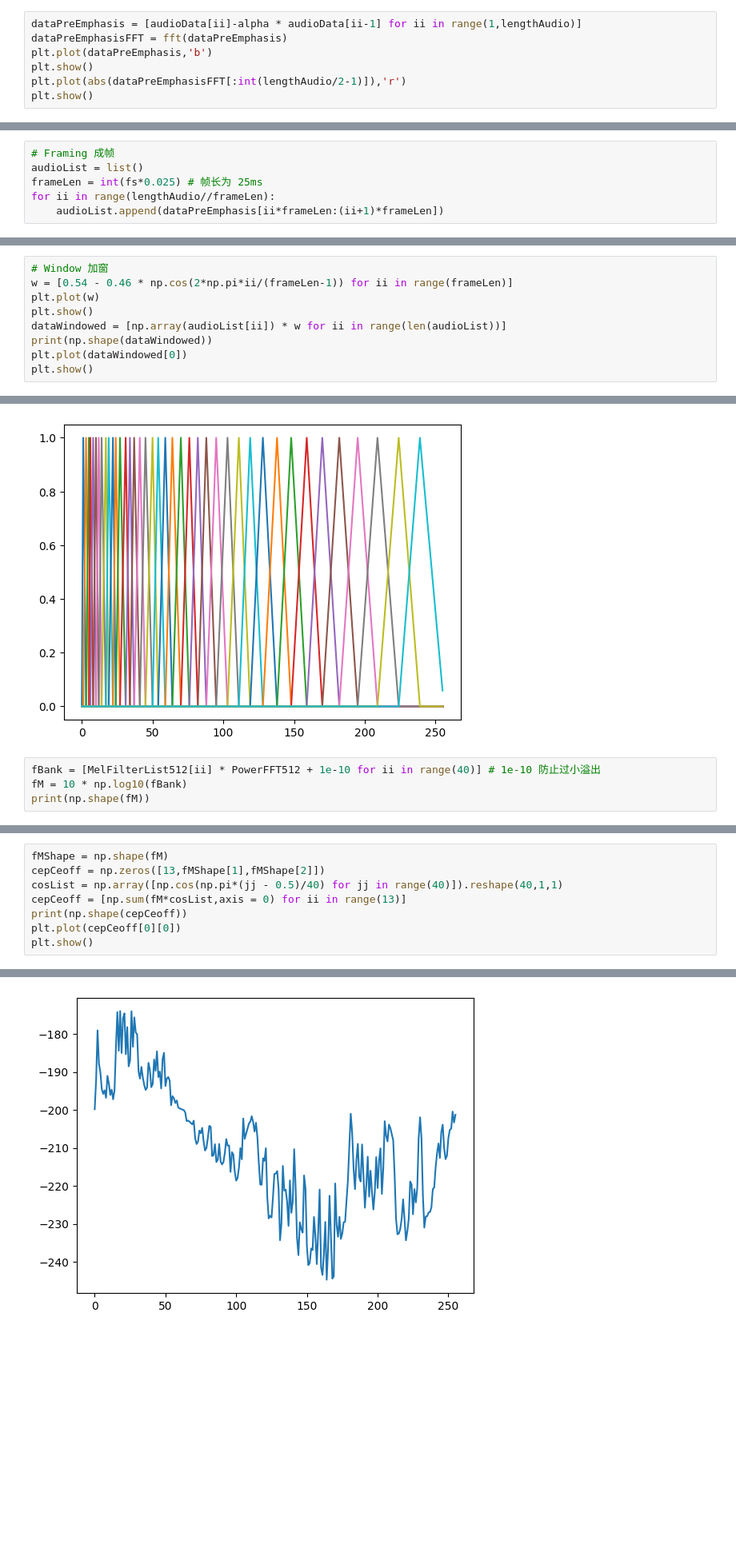
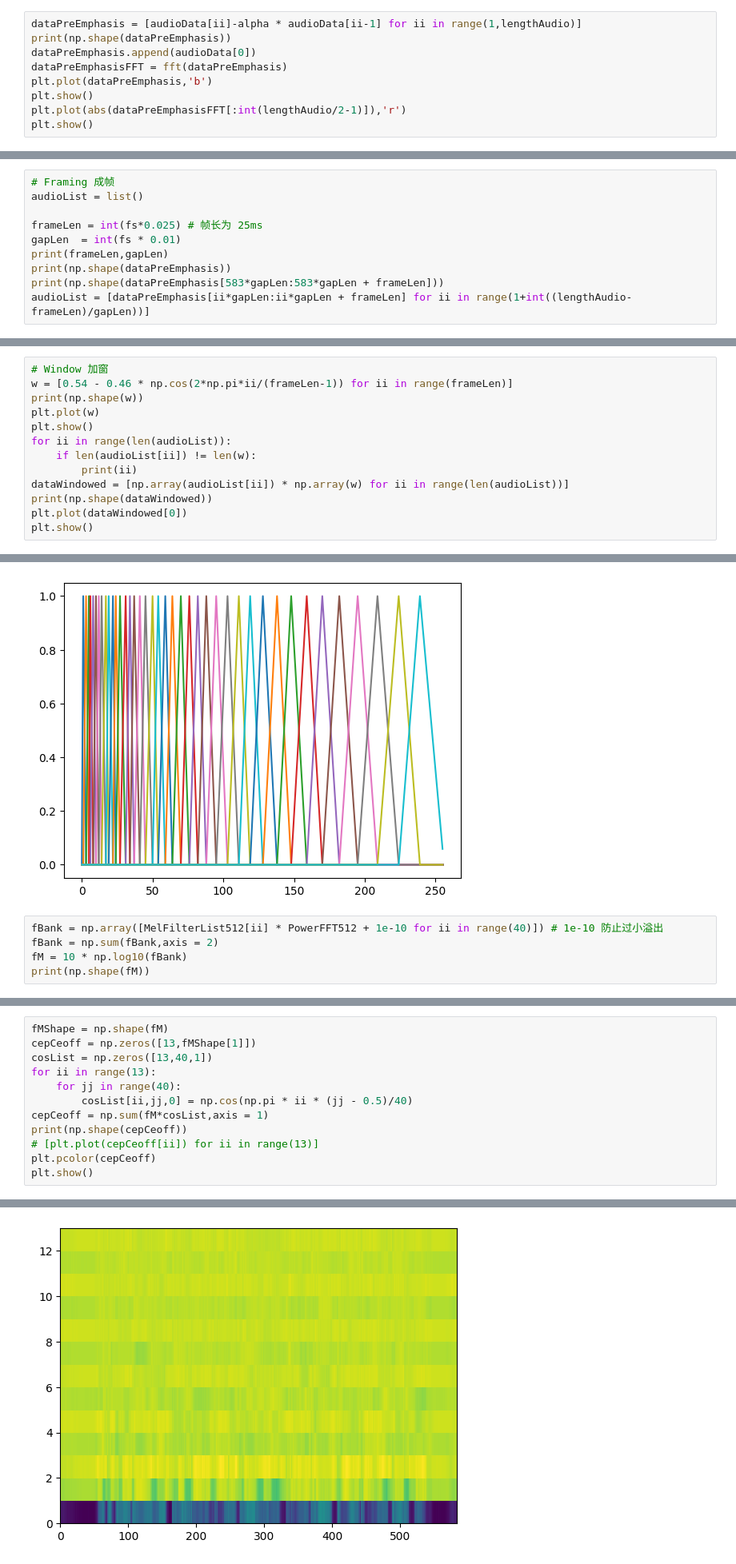
Before and after one commit to xwy-bit/Course006205, a Jupyter notebook: experiment-01/exp1.ipynb, the cells around one changed output, grey strips where cells are left out. Shown: that part at 80% size. Drawn from its saved outputs; the diff is of its cells as text; blank space fills up the shorter version.

```diff
--- a/experiment-01/exp1.ipynb
+++ b/experiment-01/exp1.ipynb
@@ -20,6 +20,8 @@ plt.show()
 [figure]
 # %%
 dataPreEmphasis = [audioData[ii]-alpha * audioData[ii-1] for ii in range(1,lengthAudio)]
+print(np.shape(dataPreEmphasis))
+dataPreEmphasis.append(audioData[0])
 dataPreEmphasisFFT = fft(dataPreEmphasis)
 plt.plot(dataPreEmphasis,'b')
 plt.show()
@@ -31,6 +34,10 @@ plt.show()
 # %%
 # Framing 成帧
 audioList = list()
+
 frameLen = int(fs*0.025) # 帧长为 25ms
-for ii in range(lengthAudio//frameLen):
-    audioList.append(dataPreEmphasis[ii*frameLen:(ii+1)*frameLen])
+gapLen  = int(fs * 0.01)
+print(frameLen,gapLen)
+print(np.shape(dataPreEmphasis))
+print(np.shape(dataPreEmphasis[583*gapLen:583*gapLen + frameLen]))
+audioList = [dataPreEmphasis[ii*gapLen:ii*gapLen + frameLen] for ii in range(1+int((lengthAudio-frameLen)/gapLen))]
@@ -37,9 +52,13 @@ for ii in range(lengthAudio//frameLen):
 # %%
 # Window 加窗
 w = [0.54 - 0.46 * np.cos(2*np.pi*ii/(frameLen-1)) for ii in range(frameLen)]
+print(np.shape(w))
 plt.plot(w)
 plt.show()
-dataWindowed = [np.array(audioList[ii]) * w for ii in range(len(audioList))]
+for ii in range(len(audioList)):
+    if len(audioList[ii]) != len(w):
+        print(ii)
+dataWindowed = [np.array(audioList[ii]) * np.array(w) for ii in range(len(audioList))]
 print(np.shape(dataWindowed))
 plt.plot(dataWindowed[0])
 plt.show()
@@ -98,7 +118,8 @@ plt.show()
  5687.5  6093.75 6531.25 7000.   7468.75 8000.  ]
 [figure]
 # %%
-fBank = [MelFilterList512[ii] * PowerFFT512 + 1e-10 for ii in range(40)] # 1e-10 防止过小溢出
+fBank = np.array([MelFilterList512[ii] * PowerFFT512 + 1e-10 for ii in range(40)]) # 1e-10 防止过小溢出
+fBank = np.sum(fBank,axis = 2)
 fM = 10 * np.log10(fBank)
 print(np.shape(fM))
 # %% [output]
@@ -106,9 +127,13 @@ print(np.shape(fM))
 # %%
 fMShape = np.shape(fM)
-cepCeoff = np.zeros([13,fMShape[1],fMShape[2]])
-cosList = np.array([np.cos(np.pi*(jj - 0.5)/40) for jj in range(40)]).reshape(40,1,1)
-cepCeoff = [np.sum(fM*cosList,axis = 0) for ii in range(13)]
+cepCeoff = np.zeros([13,fMShape[1]])
+cosList = np.zeros([13,40,1])
+for ii in range(13):
+    for jj in range(40):
+        cosList[ii,jj,0] = np.cos(np.pi * ii * (jj - 0.5)/40)
+cepCeoff = np.sum(fM*cosList,axis = 1)
 print(np.shape(cepCeoff))
-plt.plot(cepCeoff[0][0])
+# [plt.plot(cepCeoff[ii]) for ii in range(13)]
+plt.pcolor(cepCeoff)
 plt.show()
 # %% [output]
@@ -116 +141 @@ plt.show()
-[figure, old version]
+[figure, new version]
```
Also changed, not shown: parts of 7 cells of this notebook.
